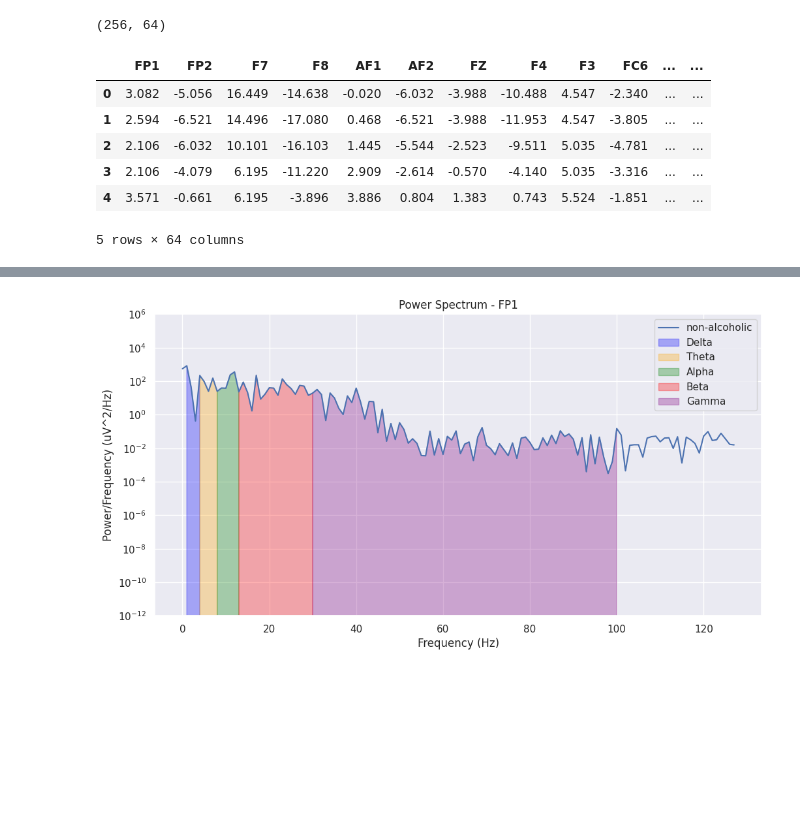
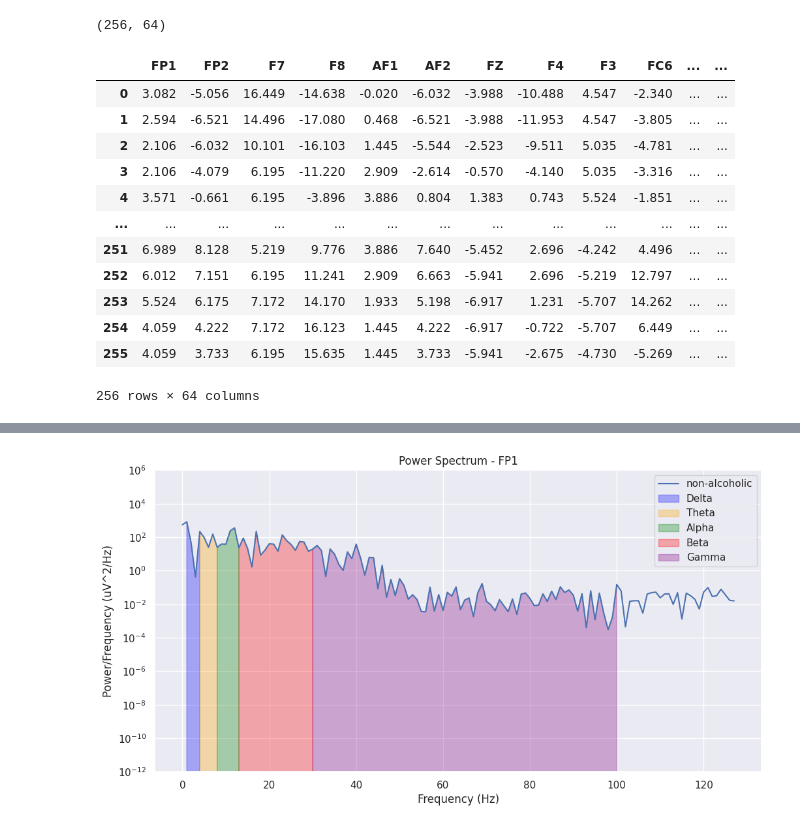
Before and after one commit to 1804054Miraz/My_Thesis_Work, a Jupyter notebook: visualize_EEG_data.ipynb, the cells around one changed output, grey strips where cells are left out. Drawn from its saved outputs; the diff is of its cells as text; code cells hidden in the pictures; blank space fills up the shorter version.

```diff
--- a/visualize_EEG_data.ipynb
+++ b/visualize_EEG_data.ipynb
@@ -100,12 +100,18 @@ df.shape
 # %% [output]
 (256, 64)
 # %%
-df.head()
+df
 # %% [output]
 |  | FP1 | FP2 | F7 | F8 | AF1 | AF2 | FZ | F4 | F3 | FC6 | ... | ... |
 | 0 | 3.082 | -5.056 | 16.449 | -14.638 | -0.020 | -6.032 | -3.988 | -10.488 | 4.547 | -2.340 | ... | ... |
 | 1 | 2.594 | -6.521 | 14.496 | -17.080 | 0.468 | -6.521 | -3.988 | -11.953 | 4.547 | -3.805 | ... | ... |
 | 2 | 2.106 | -6.032 | 10.101 | -16.103 | 1.445 | -5.544 | -2.523 | -9.511 | 5.035 | -4.781 | ... | ... |
 | 3 | 2.106 | -4.079 | 6.195 | -11.220 | 2.909 | -2.614 | -0.570 | -4.140 | 5.035 | -3.316 | ... | ... |
 | 4 | 3.571 | -0.661 | 6.195 | -3.896 | 3.886 | 0.804 | 1.383 | 0.743 | 5.524 | -1.851 | ... | ... |
+| ... | ... | ... | ... | ... | ... | ... | ... | ... | ... | ... | ... | ... |
+| 251 | 6.989 | 8.128 | 5.219 | 9.776 | 3.886 | 7.640 | -5.452 | 2.696 | -4.242 | 4.496 | ... | ... |
+| 252 | 6.012 | 7.151 | 6.195 | 11.241 | 2.909 | 6.663 | -5.941 | 2.696 | -5.219 | 12.797 | ... | ... |
+| 253 | 5.524 | 6.175 | 7.172 | 14.170 | 1.933 | 5.198 | -6.917 | 1.231 | -5.707 | 14.262 | ... | ... |
+| 254 | 4.059 | 4.222 | 7.172 | 16.123 | 1.445 | 4.222 | -6.917 | -0.722 | -5.707 | 6.449 | ... | ... |
+| 255 | 4.059 | 3.733 | 6.195 | 15.635 | 1.445 | 3.733 | -5.941 | -2.675 | -4.730 | -5.269 | ... | ... |
-5 rows × 64 columns
+256 rows × 64 columns
```
Also changed, not shown: parts of 1 cell of this notebook.
